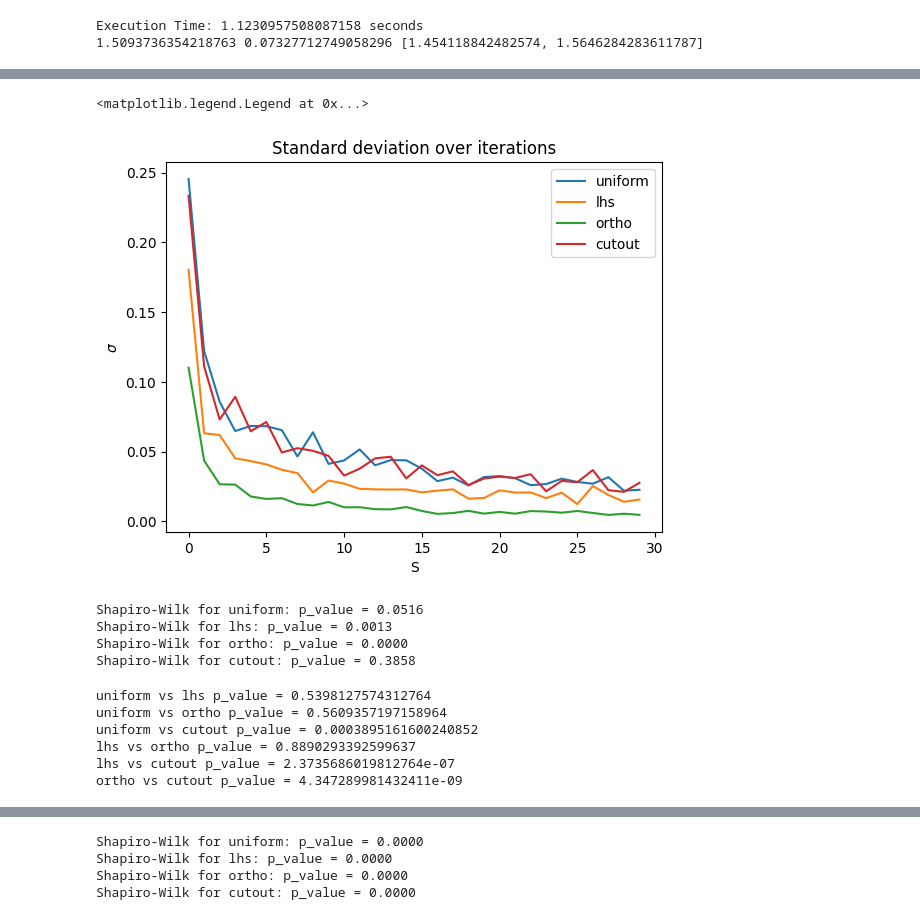
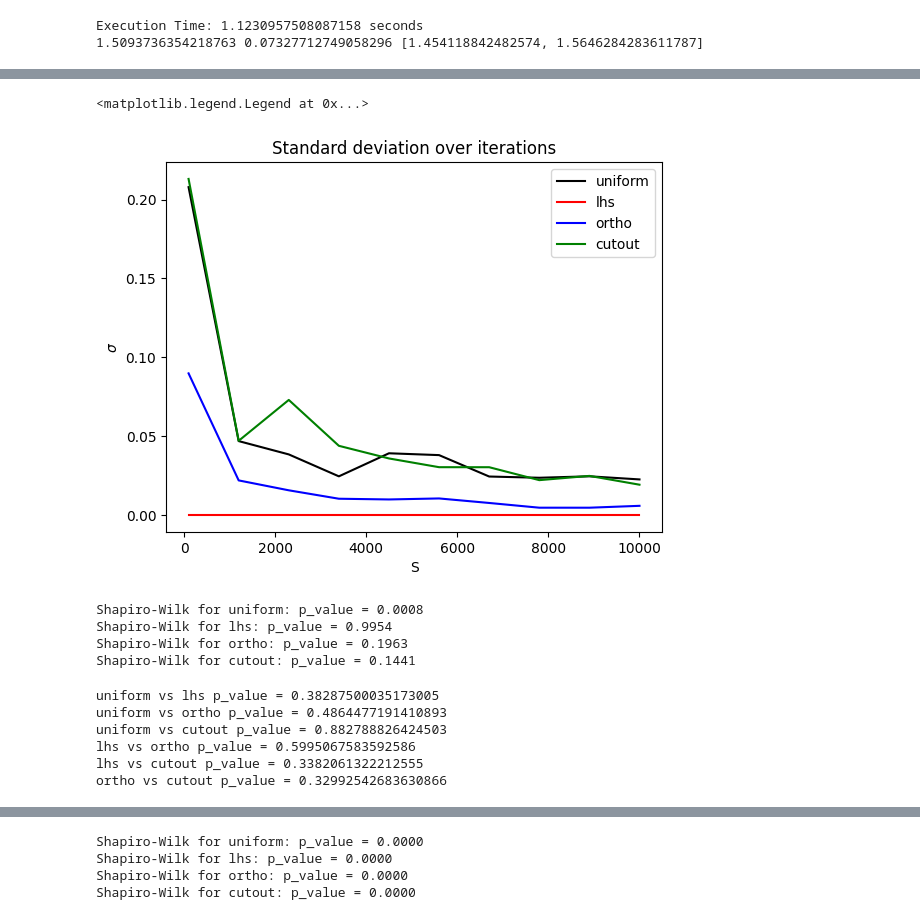
Before and after one commit to Foundnation/Stochastic-Simulation, a Jupyter notebook: mandelbrot_notebook.ipynb, the cells around one changed output, grey strips where cells are left out. Drawn from its saved outputs; the diff is of its cells as text; code cells hidden in the pictures.

```diff
--- a/mandelbrot_notebook.ipynb
+++ b/mandelbrot_notebook.ipynb
@@ -123,5 +159,6 @@ Text(0, 0.5, '$\\delta A$')
 # %%
-sample_sizes = np.linspace(int(1E2), int(1E4), num=30).astype(int)
+sample_sizes = np.linspace(int(1E2), int(1E4), num=10).astype(int)
+
 methods=['uniform', 'lhs', 'ortho', 'cutout']
-areas, stds = plot_area_vs_sample_size(sample_sizes=sample_sizes, repetitions=30, iterations=100, iteration_step=10, methods=methods)
+areas, stds = plot_area_vs_sample_size(sample_sizes=sample_sizes, repetitions=10, iterations=100, iteration_step=10, methods=methods)
 # %% [output]
@@ -129,14 +183,18 @@ areas, stds = plot_area_vs_sample_size(sample_sizes=sample_sizes, repetitions=30
 # %%
+colors = ['k', 'r', 'b', 'g']
+methods=['uniform', 'lhs', 'ortho', 'cutout']
 for i, std in enumerate(stds):
-    plt.plot(std, label=methods[i])
+    plt.plot(sample_sizes, std, colors[i], label=methods[i])
 plt.title('Standard deviation over iterations')
 plt.xlabel('S')
 plt.ylabel('$\sigma$')
 plt.legend()
 # %% [output]
 <matplotlib.legend.Legend at 0x...>
-[figure, old version]
+[figure, new version]
 # %%
+""" Tests for normality of resulting mean areas """
+
 from scipy.stats import shapiro
 
 for i, data in enumerate(areas):
@@ -146,10 +204,10 @@ for i, data in enumerate(areas):
     # Output the results
     print(f"Shapiro-Wilk for {methods[i]}: p_value = {p_value:.4f}")
 # %% [output]
-Shapiro-Wilk for uniform: p_value = 0.0516
-Shapiro-Wilk for lhs: p_value = 0.0013
-Shapiro-Wilk for ortho: p_value = 0.0000
-Shapiro-Wilk for cutout: p_value = 0.3858
+Shapiro-Wilk for uniform: p_value = 0.0008
+Shapiro-Wilk for lhs: p_value = 0.9954
+Shapiro-Wilk for ortho: p_value = 0.1963
+Shapiro-Wilk for cutout: p_value = 0.1441
 # %%
 from scipy.stats import ttest_ind
 output = []
@@ -163,9 +221,9 @@ for i, method1 in enumerate(methods):
                 output.append(result)
                 print(result)
 # %% [output]
-uniform vs lhs p_value = 0.5398127574312764
-uniform vs ortho p_value = 0.5609357197158964
-uniform vs cutout p_value = 0.0003895161600240852
-lhs vs ortho p_value = 0.8890293392599637
-lhs vs cutout p_value = 2.3735686019812764e-07
-ortho vs cutout p_value = 4.347289981432411e-09
+uniform vs lhs p_value = 0.38287500035173005
+uniform vs ortho p_value = 0.4864477191410893
+uniform vs cutout p_value = 0.882788826424503
+lhs vs ortho p_value = 0.5995067583592586
+lhs vs cutout p_value = 0.3382061322212555
+ortho vs cutout p_value = 0.32992542683630866
```
Also changed, not shown: parts of 13 cells of this notebook, 1 other file.
